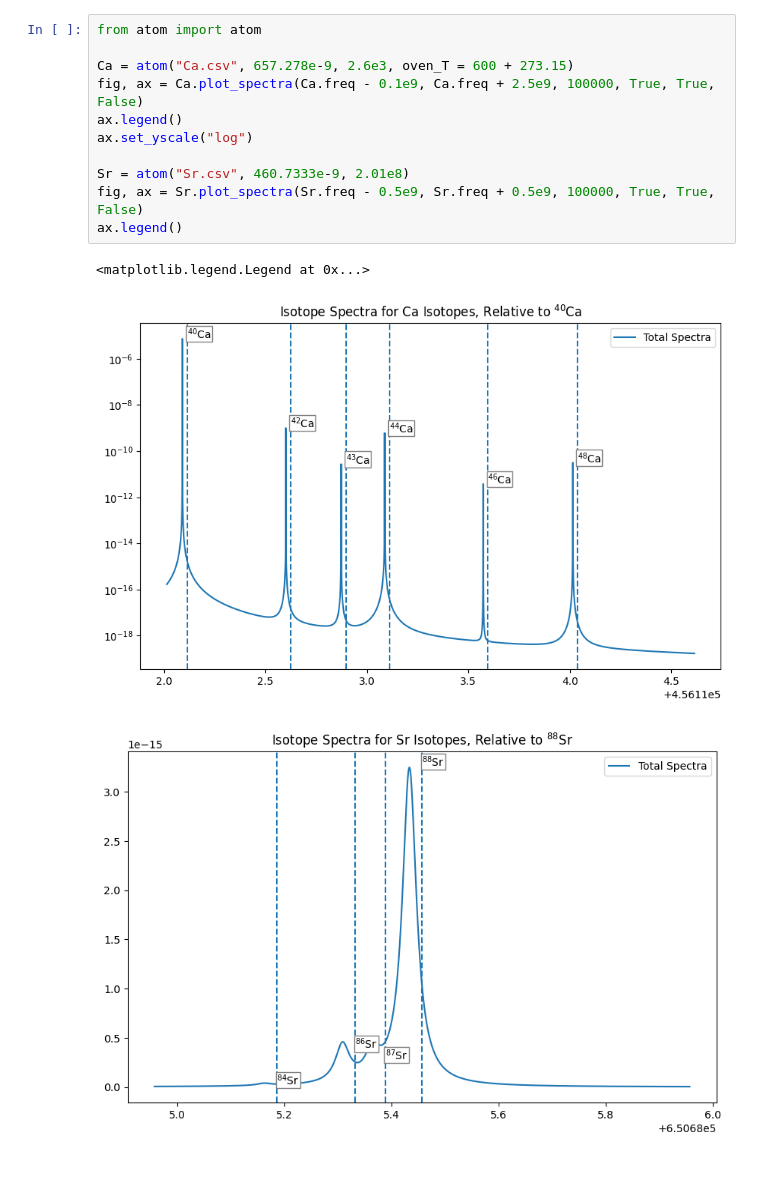
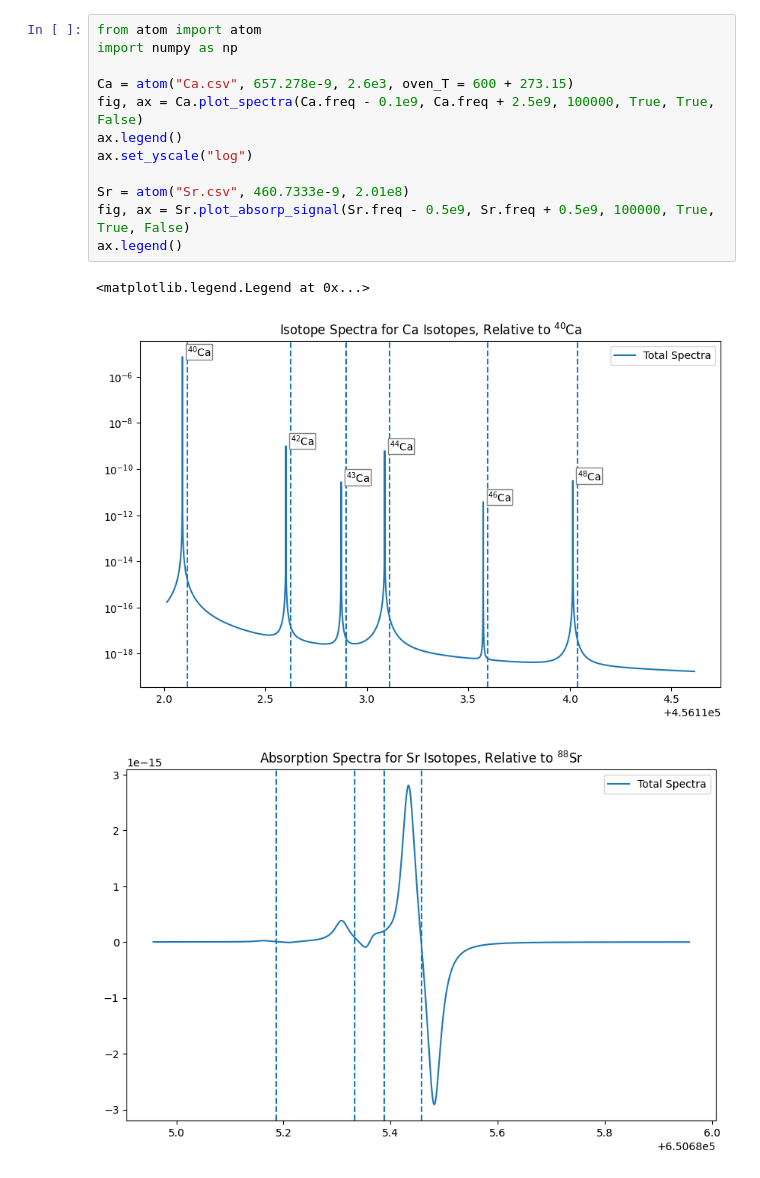
Before and after one commit to RaizenLab/MRLIS, a Jupyter notebook: test.ipynb, the cells around one changed output. Cells and saved outputs as stored; diff of their text form.

```diff
--- a/test.ipynb
+++ b/test.ipynb
@@ -1,15 +1,16 @@
 # %%
 from atom import atom
+import numpy as np
 
 Ca = atom("Ca.csv", 657.278e-9, 2.6e3, oven_T = 600 + 273.15)
 fig, ax = Ca.plot_spectra(Ca.freq - 0.1e9, Ca.freq + 2.5e9, 100000, True, True, False)
 ax.legend()
 ax.set_yscale("log")
 
 Sr = atom("Sr.csv", 460.7333e-9, 2.01e8)
-fig, ax = Sr.plot_spectra(Sr.freq - 0.5e9, Sr.freq + 0.5e9, 100000, True, True, False)
+fig, ax = Sr.plot_absorp_signal(Sr.freq - 0.5e9, Sr.freq + 0.5e9, 100000, True, True, False)
 ax.legend()
 # %% [output]
 <matplotlib.legend.Legend at 0x...>
 [figure]
-[figure, old version]
+[figure, new version]
```
Also changed, not shown: parts of 1 cell of this notebook, 2 other files.
